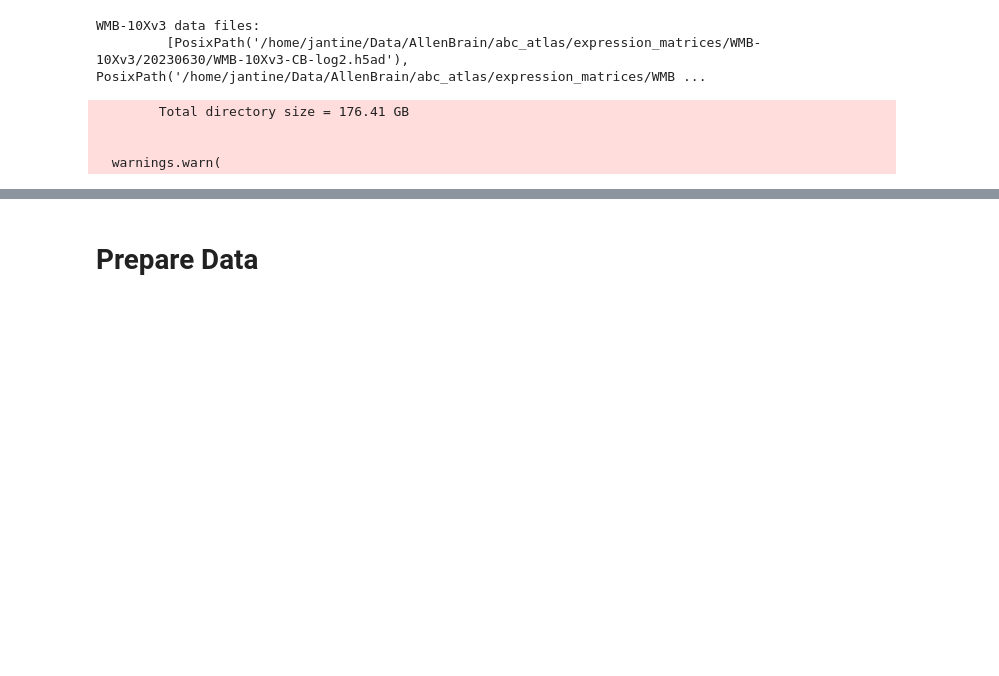
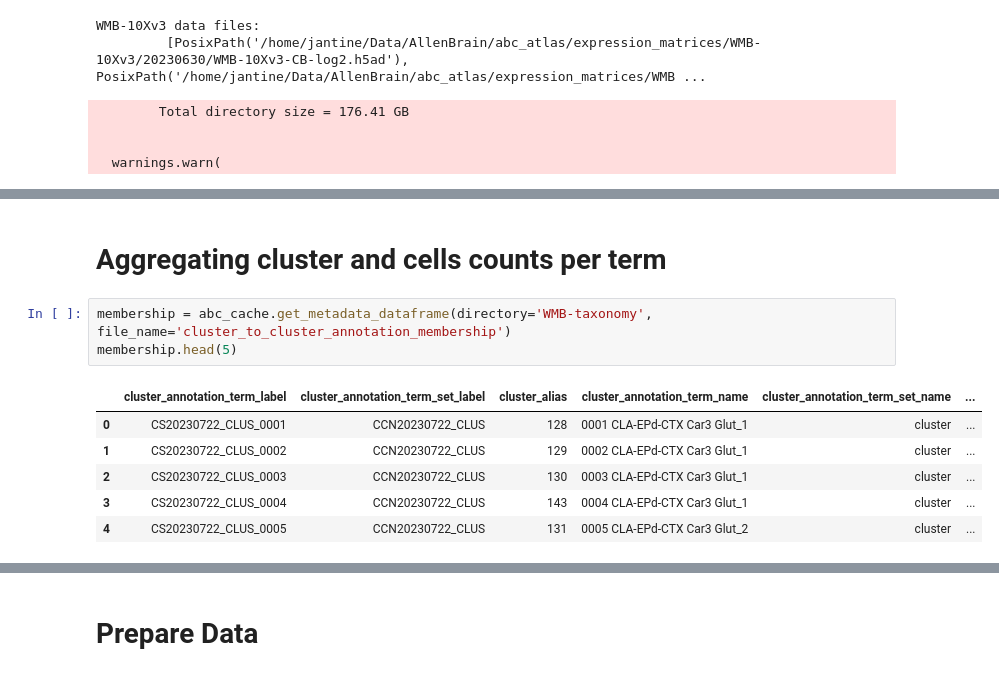
Before and after one commit to Jan10e/VAE_scVI_neuro, a Jupyter notebook: notebooks/01_data_exploration.ipynb, the cells around one changed output, grey strips where cells are left out. Drawn from its saved outputs; the diff is of its cells as text; blank space fills up the shorter version.

```diff
--- a/notebooks/01_data_exploration.ipynb
+++ b/notebooks/01_data_exploration.ipynb
@@ -124,0 +173,12 @@ KeyError: 'File cell_metadata not found in directory WMB-10Xv3.'
+# %% [markdown]
+# Aggregating cluster and cells counts per term
+# %%
+membership = abc_cache.get_metadata_dataframe(directory='WMB-taxonomy', file_name='cluster_to_cluster_annotation_membership')
+membership.head(5)
+# %% [output]
+|  | cluster_annotation_term_label | cluster_annotation_term_set_label | cluster_alias | cluster_annotation_term_name | cluster_annotation_term_set_name | ... |
+| 0 | CS20230722_CLUS_0001 | CCN20230722_CLUS | 128 | 0001 CLA-EPd-CTX Car3 Glut_1 | cluster | ... |
+| 1 | CS20230722_CLUS_0002 | CCN20230722_CLUS | 129 | 0002 CLA-EPd-CTX Car3 Glut_1 | cluster | ... |
+| 2 | CS20230722_CLUS_0003 | CCN20230722_CLUS | 130 | 0003 CLA-EPd-CTX Car3 Glut_1 | cluster | ... |
+| 3 | CS20230722_CLUS_0004 | CCN20230722_CLUS | 143 | 0004 CLA-EPd-CTX Car3 Glut_1 | cluster | ... |
+| 4 | CS20230722_CLUS_0005 | CCN20230722_CLUS | 131 | 0005 CLA-EPd-CTX Car3 Glut_2 | cluster | ... |
```
Also changed, not shown: parts of 22 cells of this notebook.
